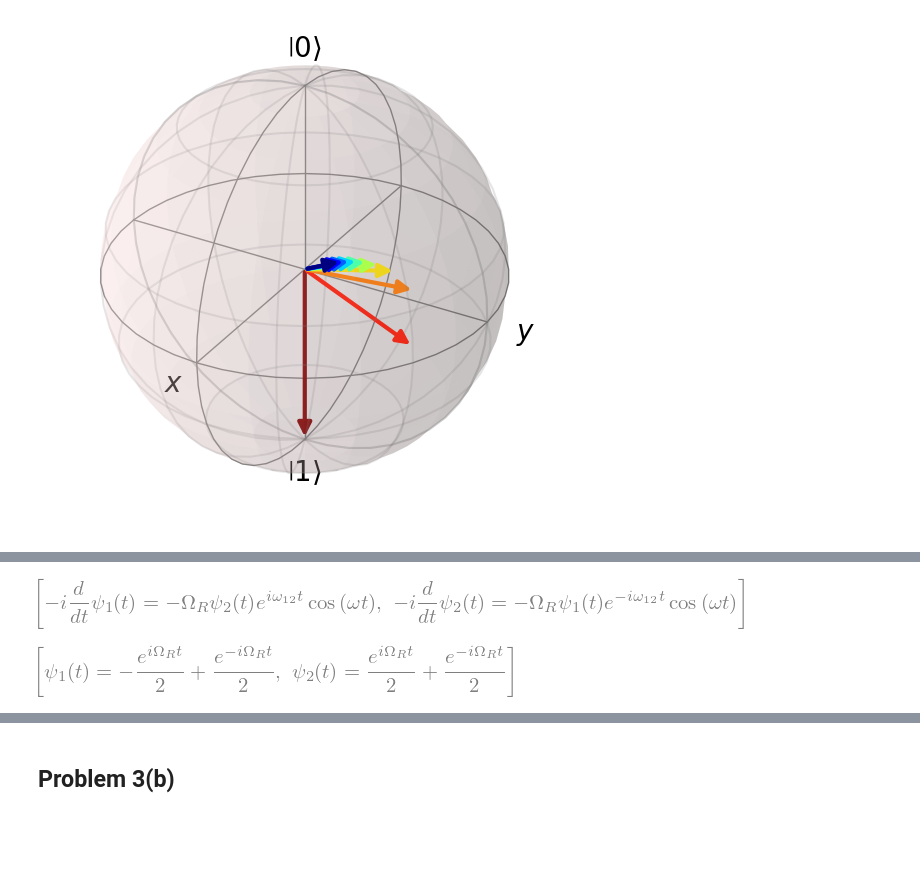
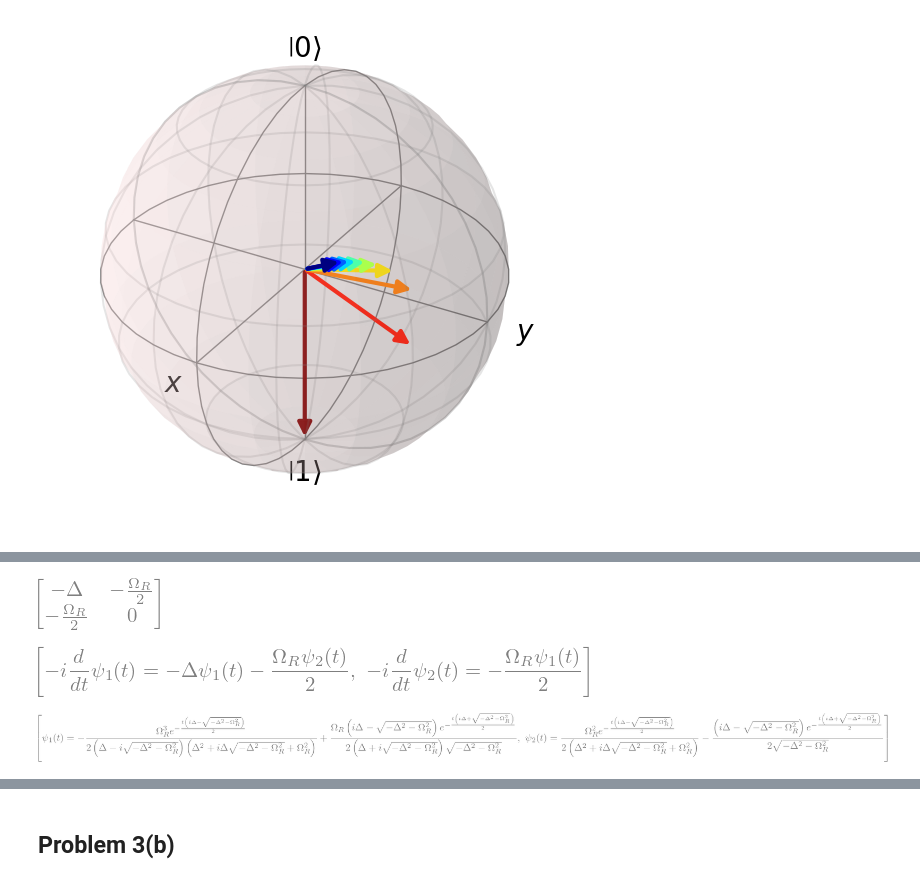
Before and after one commit to christianlange196/fall2023-chm696, a Jupyter notebook: assn4/assn4.ipynb, the cells around one changed output, grey strips where cells are left out. Drawn from its saved outputs; the diff is of its cells as text; code cells hidden in the pictures; blank space fills up the shorter version.

```diff
--- a/assn4/assn4.ipynb
+++ b/assn4/assn4.ipynb
@@ -141,3 +153,9 @@ H
+# %%
+omega, omega12, t, Delta = sp.symbols('omega, omega_12, t, Delta', real=True)
+H = -Delta * sm.H * sm - OmegaR / 2 * (sm + sm.H)
+H
+# %% [output]
+[figure, added]
 # %%
 # Write out the Schrodinger equation
 psi = sp.Matrix([sp.Function('psi_' + i)(t) for i in ['1', '2']])
@@ -148,26 +166,13 @@ lhs = -sp.I * sp.diff(psi, t)
 eqnlist = [sp.Eq(lhs[i], rhs[i]) for i in range(2)]
 eqnlist
 # %% [output]
-[figure, old version]
+[figure, new version]
 # %%
-# Analytical solution
-omega12 = sp.symbols('omega_12')
-H = -OmegaR * (sm + sm.H)
-
-# Write out the Schrodinger equation
-psi = sp.Matrix([sp.Function('psi_' + i)(t) for i in ['1', '2']])
-
-rhs = H * psi
-lhs = -sp.I * sp.diff(psi, t)
-
-eqnlist = [sp.Eq(lhs[i], rhs[i]) for i in range(2)]
-eqnlist
-
-# initial conditions in state 1
+# initial conditions in state 1, with Delta=-1
 ics = {psi[0].subs(t, 0): 0, psi[1].subs(t, 0): 1}
 solution = sp.dsolve(eqnlist, [psi[0], psi[1]], ics=ics)
 solution
 # %% [output]
-[figure, old version]
+[figure, new version]
 # %%
 # lambdify the solution
```
Also changed, not shown: parts of 9 cells of this notebook, 1 other file.
